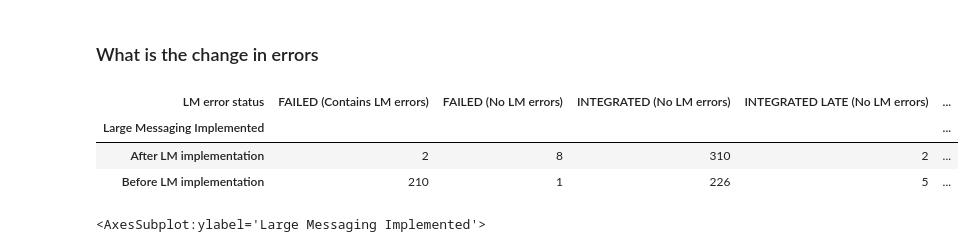
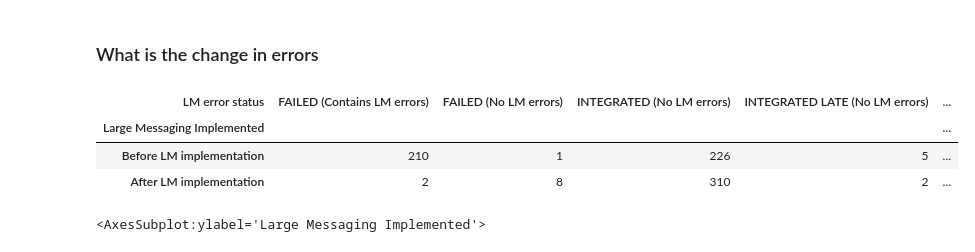
Before and after one commit to nhsconnect/prm-gp2gp-data-sandbox, a Jupyter notebook: notebooks/28-PRMT-1475--impact-LM-vision-practices.ipynb, the cells around one changed output. Saved outputs shown, nothing was run; the diff lists cells and outputs as text; code cells hidden in the pictures.

```diff
--- a/notebooks/28-PRMT-1475--impact-LM-vision-practices.ipynb
+++ b/notebooks/28-PRMT-1475--impact-LM-vision-practices.ipynb
@@ -235,13 +250,15 @@ lm_color_table['PENDING (No LM errors)']='#CC99C9'
 lm_color_table['PENDING_WITH_ERROR (No LM errors)']='#FDFD97'
 # %%
 lm_error_status_table=pd.pivot_table(relevant_transfers,index=['Large Messaging Implemented'],columns=['LM error status'],values='conversation_id',aggfunc='count')
-#lm_error_status_table.plot.barh(stacked=True,figsize=(10,10),color=lm_color_table)
 
-lm_error_status_table
+lm_error_status_table=lm_error_status_table
+lm_error_status_table_pc=(100*lm_error_status_table.div(lm_error_status_table.sum(axis=1),axis=0))
+lm_error_status_table_pc.columns=lm_error_status_table_pc.columns + ' %'
+pd.concat([lm_error_status_table,lm_error_status_table_pc.round(2)],axis=1).loc[['Before LM implementation','After LM implementation']]
 # %% [output]
 | LM error status | FAILED (Contains LM errors) | FAILED (No LM errors) | INTEGRATED (No LM errors) | INTEGRATED LATE (No LM errors) | ... |
 | Large Messaging Implemented |  |  |  |  | ... |
+| Before LM implementation | 210 | 1 | 226 | 5 | ... |
 | After LM implementation | 2 | 8 | 310 | 2 | ... |
-| Before LM implementation | 210 | 1 | 226 | 5 | ... |
 # %%
 graph_data=lm_error_status_table[['INTEGRATED (No LM errors)','INTEGRATED LATE (No LM errors)','PENDING (No LM errors)','PENDING_WITH_ERROR (No LM errors)','FAILED (No LM errors)','FAILED (Contains LM errors)']]
```
Also changed, not shown: parts of 8 cells of this notebook.
